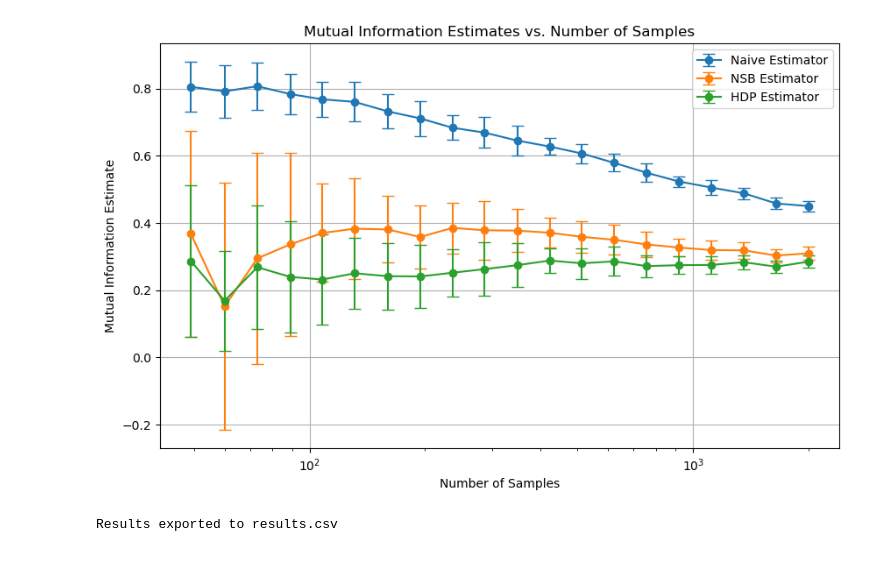
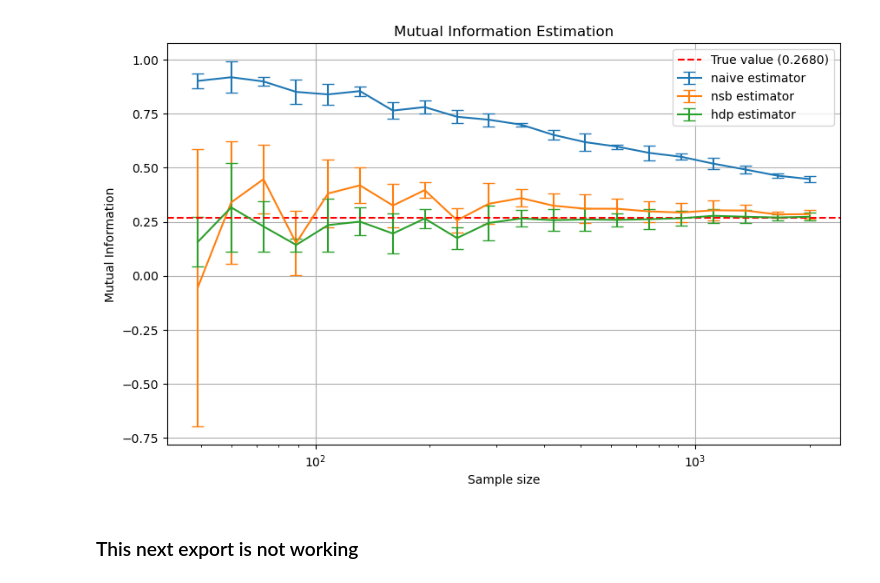
Before and after one commit to damianghl/infohdpy, a Jupyter notebook: graphs_example_synthetic.ipynb, the cells around one changed output. Cells and saved outputs as stored; diff of their text form; code cells hidden in the pictures.

```diff
--- a/graphs_example_synthetic.ipynb
+++ b/graphs_example_synthetic.ipynb
@@ -107,7 +108,7 @@ def estimate_mutual_information(pi, pjdadoi, Ns, naive_estimator, nsb_estimator,
         nsb_estimates = []
         hdp_estimates = []
 
-        for _ in range(20):  # Generate 20 sets of samples
+        for _ in range(5):  # Generate 20 sets of samples
             sample_data = gen_samples_prior_t(pi, pjdadoi, sample_size, Ns)
 
             naive_estimates.append(naive_estimator(sample_data))
@@ -161,36 +136,76 @@ def plot_results(results, sample_sizes):
-# %%
-plot_results(results, sample_sizes)
-# %% [output]
-[figure, removed]
+# %%
+# Plotting the results
+import matplotlib.pyplot as plt
+
+def plot_results(results, sample_sizes, true_value=0.2803):
+    """
+    Plot the results of mutual information estimation.
+
+    Parameters:
+    - results: A dictionary containing the averaged mutual information estimates and standard deviations for each estimator.
+    - sample_sizes: List of sample sizes used for estimation.
+    - true_value: The true value of mutual information to plot as a reference line.
+    """
+
+    plt.figure(figsize=(10, 6))
+
+    # Plot results for each estimator
+    for estimator in results.keys():
+        means = results[estimator]['mean']
+        stds = results[estimator]['std']
+
+        plt.errorbar(sample_sizes, means, yerr=stds, label=f'{estimator} estimator', capsize=5)
+
+    # Add a dotted line at the true value
+    plt.axhline(y=true_value, color='r', linestyle='--', label=f'True value ({true_value:.4f})')
+
+    plt.xscale('log')
+    plt.xlabel('Sample size')
+    plt.ylabel('Mutual Information')
+    plt.title('Mutual Information Estimation')
+    plt.legend()
+    plt.grid(True)
+    plt.show()
+
+# Example usage:
+# plot_results(results, sample_sizes)
+# %%
+itrue = mutual_information_true(pij_t)
+plot_results(results, sample_sizes, itrue)
+# %% [output]
+[figure, added]
+# %% [markdown]
+### This next export is not working
 # %%
-# Export results to csv file
-
 import pandas as pd
 
 # Assuming 'results' is your dictionary containing the results
+# and 'sample_sizes' is your list of sample sizes
 # Example structure of results:
 # results = {
 #     'naive': {'mean': [0.1, 0.2, 0.3], 'std': [0.01, 0.02, 0.03]},
 #     'nsb': {'mean': [0.15, 0.25, 0.35], 'std': [0.015, 0.025, 0.035]},
 #     'hdp': {'mean': [0.2, 0.3, 0.4], 'std': [0.02, 0.03, 0.04]}
 # }
+# sample_sizes = [50, 100, 200]
 
-# Convert the results dictionary to a DataFrame
-df_naive = pd.DataFrame(results['naive'])
-df_nsb = pd.DataFrame(results['nsb'])
-df_hdp = pd.DataFrame(results['hdp'])
+# Ensure the lengths of the lists match
+assert len(results['naive']['mean']) == len(results['naive']['std']) == len(sample_sizes)
+assert len(results['nsb']['mean']) == len(results['nsb']['std']) == len(sample_sizes)
+assert len(results['hdp']['mean']) == len(results['hdp']['std']) == len(sample_sizes)
 
-# Add a column to identify the estimator
-df_naive['estimator'] = 'naive'
-df_nsb['estimator'] = 'nsb'
-df_hdp['estimator'] = 'hdp'
+# Create a DataFrame to hold all the results
+data = {
+    'sample_size': sample_sizes * 3,  # Repeat sample sizes for each estimator
+    'mean': results['naive']['mean'] + results['nsb']['mean'] + results['hdp']['mean'],
+    'std': results['naive']['std'] + results['nsb']['std'] + results['hdp']['std'],
+    'estimator': ['naive'] * len(sample_sizes) + ['nsb'] * len(sample_sizes) + ['hdp'] * len(sample_sizes)
+}
 
-# Concatenate all DataFrames
-df_results = pd.concat([df_naive, df_nsb, df_hdp])
+df_results = pd.DataFrame(data)
+
 
 # Export the DataFrame to a CSV file
 df_results.to_csv('results_synthetic.csv', index=False)
 
 print("Results exported to results_synthetic.csv")
-# %% [output]
-Results exported to results.csv
```
Also changed, not shown: parts of 3 cells of this notebook.
